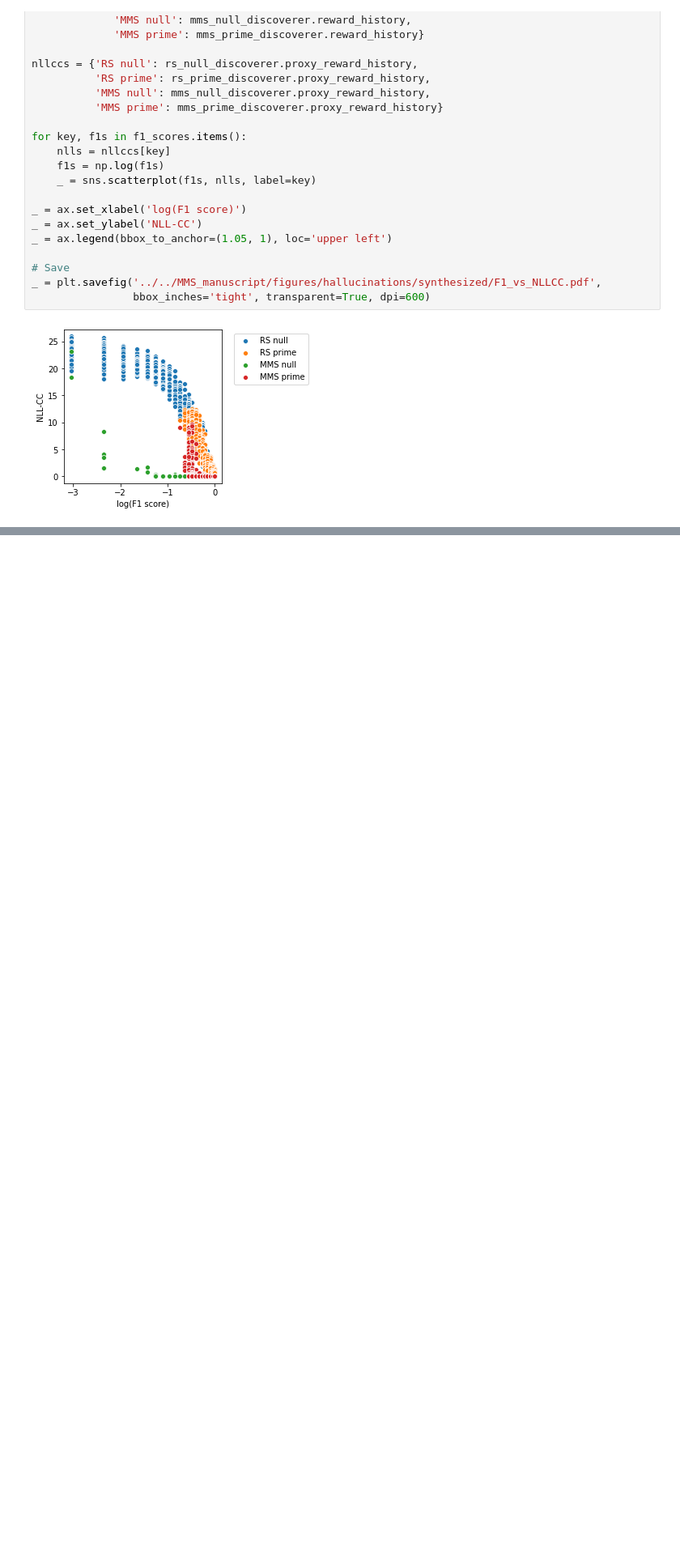
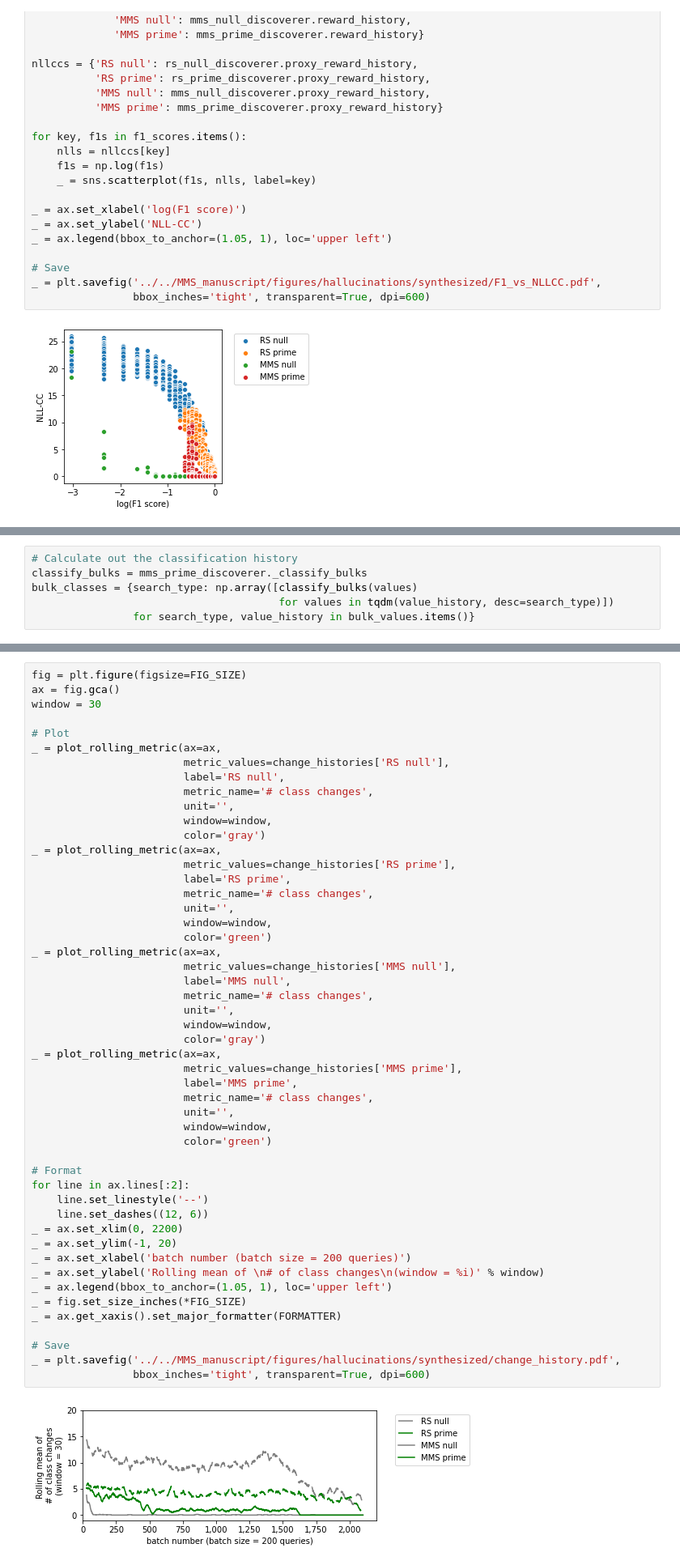
Before and after one commit to ulissigroup/catalyst-acquisitions, a Jupyter notebook: notebooks/comparisons/compare_hallucinations_synthesized.ipynb, the cells around one changed output, grey strips where cells are left out. Shown at 81% size. Cells and saved outputs as stored; diff of their text form; blank space fills up the shorter version.

Commit message:
Make plot of class changes over time

```diff
--- a/notebooks/comparisons/compare_hallucinations_synthesized.ipynb
+++ b/notebooks/comparisons/compare_hallucinations_synthesized.ipynb
@@ -377,0 +411,6 @@ _ = plt.savefig('../../MMS_manuscript/figures/hallucinations/synthesized/F1_vs_N
+# %%
+# Calculate out the classification history
+classify_bulks = mms_prime_discoverer._classify_bulks
+bulk_classes = {search_type: np.array([classify_bulks(values)
+                                       for values in tqdm(value_history, desc=search_type)])
+                for search_type, value_history in bulk_values.items()}
@@ -377,0 +446,52 @@ _ = plt.savefig('../../MMS_manuscript/figures/hallucinations/synthesized/F1_vs_N
+# %%
+fig = plt.figure(figsize=FIG_SIZE)
+ax = fig.gca()
+window = 30
+
+# Plot
+_ = plot_rolling_metric(ax=ax,
+                        metric_values=change_histories['RS null'],
+                        label='RS null',
+                        metric_name='# class changes',
+                        unit='',
+                        window=window,
+                        color='gray')
+_ = plot_rolling_metric(ax=ax,
+                        metric_values=change_histories['RS prime'],
+                        label='RS prime',
+                        metric_name='# class changes',
+                        unit='',
+                        window=window,
+                        color='green')
+_ = plot_rolling_metric(ax=ax,
+                        metric_values=change_histories['MMS null'],
+                        label='MMS null',
+                        metric_name='# class changes',
+                        unit='',
+                        window=window,
+                        color='gray')
+_ = plot_rolling_metric(ax=ax,
+                        metric_values=change_histories['MMS prime'],
+                        label='MMS prime',
+                        metric_name='# class changes',
+                        unit='',
+                        window=window,
+                        color='green')
+
+# Format
+for line in ax.lines[:2]:
+    line.set_linestyle('--')
+    line.set_dashes((12, 6))
+_ = ax.set_xlim(0, 2200)
+_ = ax.set_ylim(-1, 20)
+_ = ax.set_xlabel('batch number (batch size = 200 queries)')
+_ = ax.set_ylabel('Rolling mean of \n# of class changes\n(window = %i)' % window)
+_ = ax.legend(bbox_to_anchor=(1.05, 1), loc='upper left')
+_ = fig.set_size_inches(*FIG_SIZE)
+_ = ax.get_xaxis().set_major_formatter(FORMATTER)
+
+# Save
+_ = plt.savefig('../../MMS_manuscript/figures/hallucinations/synthesized/change_history.pdf',
+                bbox_inches='tight', transparent=True, dpi=600)
+# %% [output]
+[figure, added]
```
Also changed, not shown: parts of 3 cells of this notebook.
